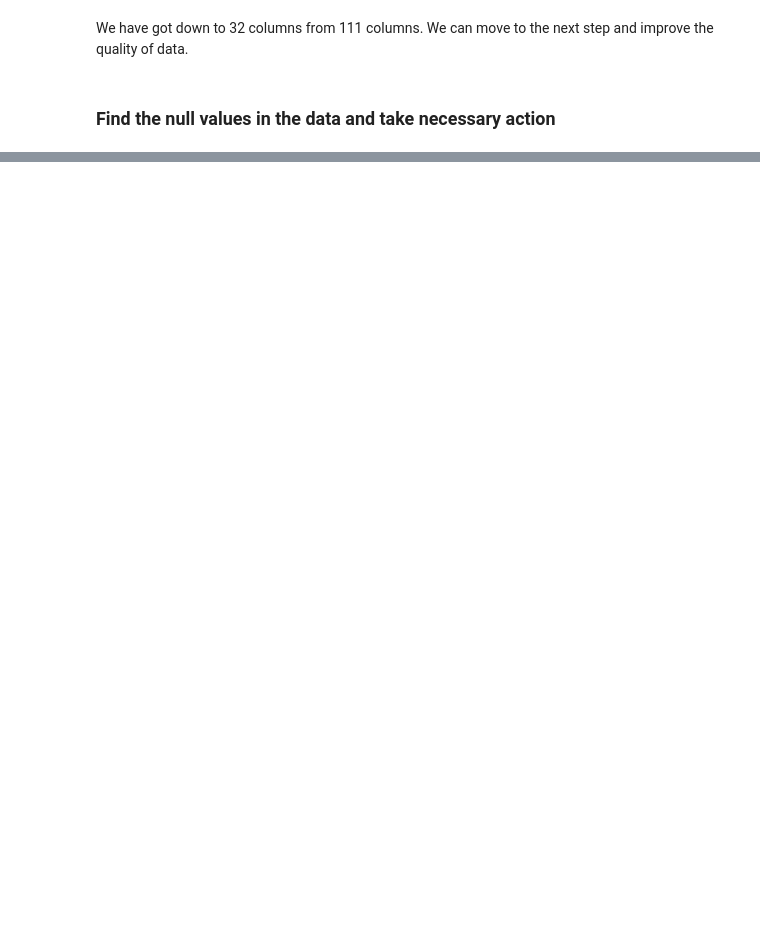
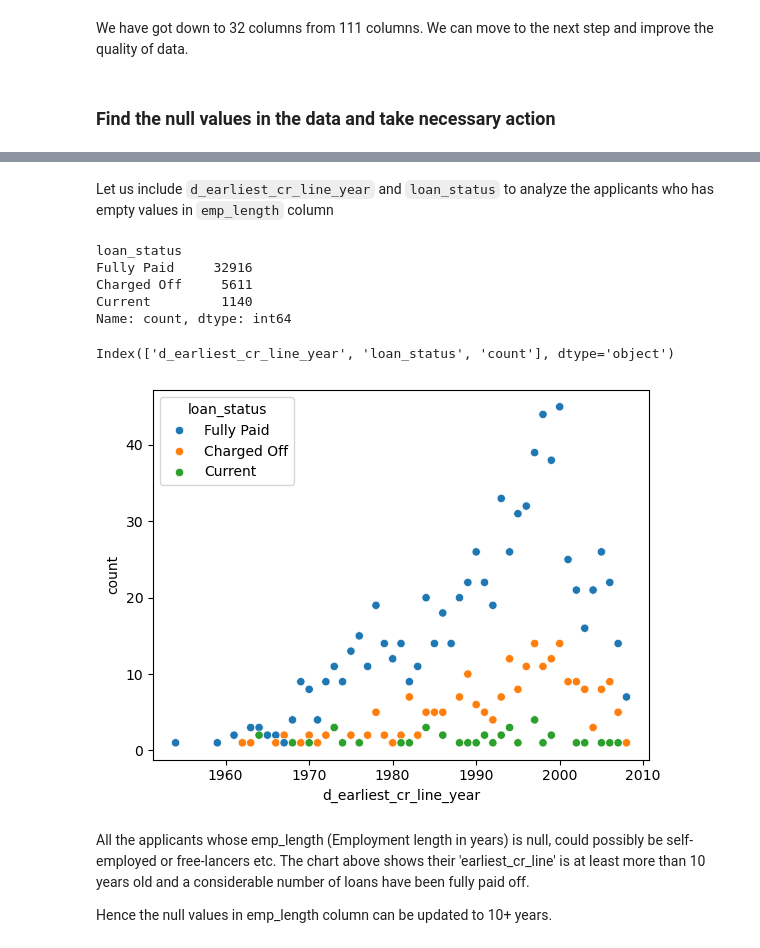
Before and after one commit to uvarajthulasiram/LendingClubCaseStudy, a Jupyter notebook: UvarajThulasiram.ipynb, the cells around one changed output, grey strips where cells are left out. Saved outputs shown, nothing was run; the diff lists cells and outputs as text; code cells hidden in the pictures; blank space fills up the shorter version.

Commit message:
Handled more null values

```diff
--- a/UvarajThulasiram.ipynb
+++ b/UvarajThulasiram.ipynb
@@ -217,0 +246,6 @@ df['title'].nunique()
+# %%
+null_revol_util = df['revol_util'].isnull()
+null_revol_util.index
+
+# Call the reset index with drop attribute set to true, to drop the old index and set the new index with the right sequence.
+df = df.drop(df[null_revol_util].index).reset_index(drop=True)
@@ -217,0 +270,5 @@ df['title'].nunique()
+# %%
+df['d_earliest_cr_line_month'] = df['earliest_cr_line'].str[:3]
+df['d_earliest_cr_line_year'] = df['earliest_cr_line'].str[-2:].astype('int')
+
+df[['d_earliest_cr_line_month', 'd_earliest_cr_line_year']].head()
@@ -217,0 +286,4 @@ df['title'].nunique()
+# %%
+df['d_earliest_cr_line_year'] = df['d_earliest_cr_line_year'].apply(lambda x: 2000 + x if x <= 24 else 1900 + x)
+
+df[['d_earliest_cr_line_month', 'd_earliest_cr_line_year']].head()
@@ -217,0 +297,24 @@ df['title'].nunique()
+# %% [markdown]
+Let us include `d_earliest_cr_line_year` and `loan_status` to analyze the applicants who has empty values in `emp_length` column
+# %%
+df['loan_status'].value_counts()
+# %% [output]
+loan_status
+Fully Paid     32916
+Charged Off     5611
+Current         1140
+Name: count, dtype: int64
+# %%
+df_temp = df[['d_earliest_cr_line_year', 'loan_status']][df['emp_length'].isnull()].value_counts().reset_index()
+df_temp.columns
+# %% [output]
+Index(['d_earliest_cr_line_year', 'loan_status', 'count'], dtype='object')
+# %%
+sns.scatterplot(data=df_temp, x='d_earliest_cr_line_year', y='count', hue='loan_status')
+plt.show()
+# %% [output]
+[figure, added]
+# %% [markdown]
+All the applicants whose emp_length (Employment length in years) is null, could possibly be self-employed or free-lancers etc. The chart above shows their 'earliest_cr_line' is at least more than 10 years old and a considerable number of loans have been fully paid off.
+
+Hence the null values in emp_length column can be updated to 10+ years.
```
Also changed, not shown: parts of 15 cells of this notebook.
